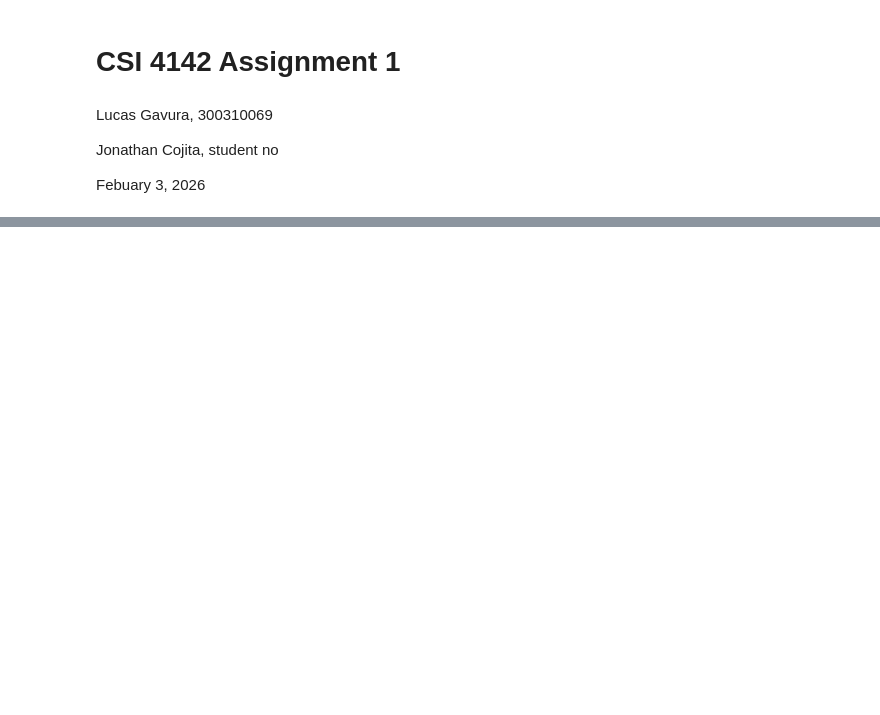
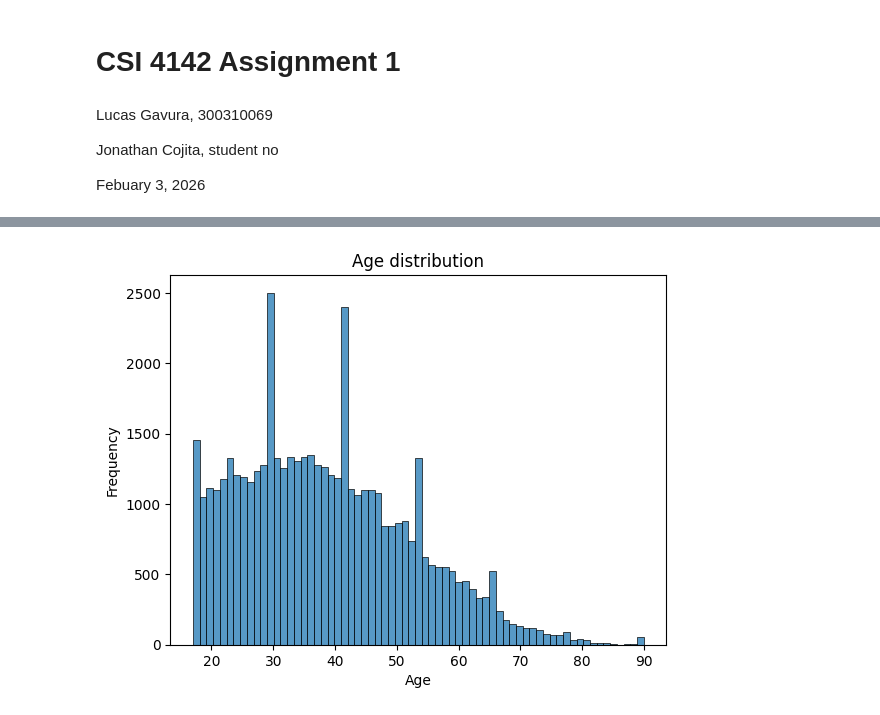
Before and after one commit to JCoji/DataScience, a Jupyter notebook: Assignment1.ipynb, the cells around one changed output, grey strips where cells are left out. Drawn from its saved outputs; the diff is of its cells as text; code cells hidden in the pictures; blank space fills up the shorter version.

```diff
--- a/Assignment1.ipynb
+++ b/Assignment1.ipynb
@@ -63,0 +103,12 @@ Lenght:  48842
+# %%
+#Configure and display histoplot of age data
+sns.histplot(
+    data=df,
+    x="age")
+
+plt.xlabel("Age")
+plt.ylabel("Frequency")
+plt.title("Age distribution")
+plt.show()
+# %% [output]
+[figure, added]
```
Also changed, not shown: parts of 23 cells of this notebook.
